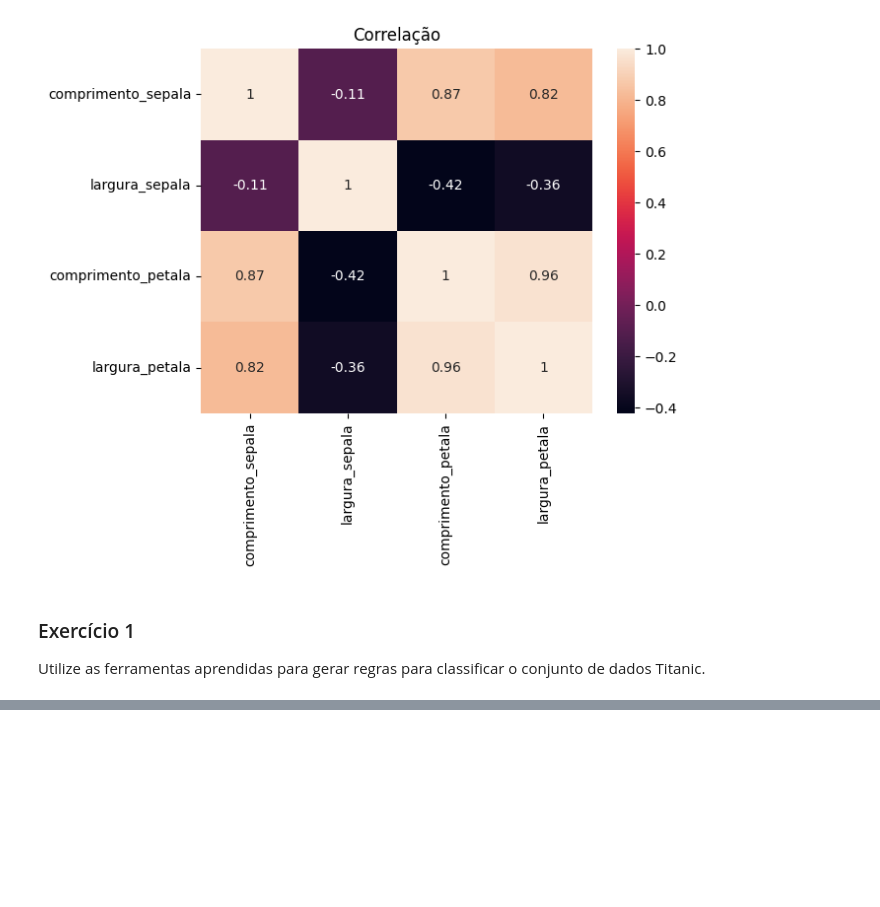
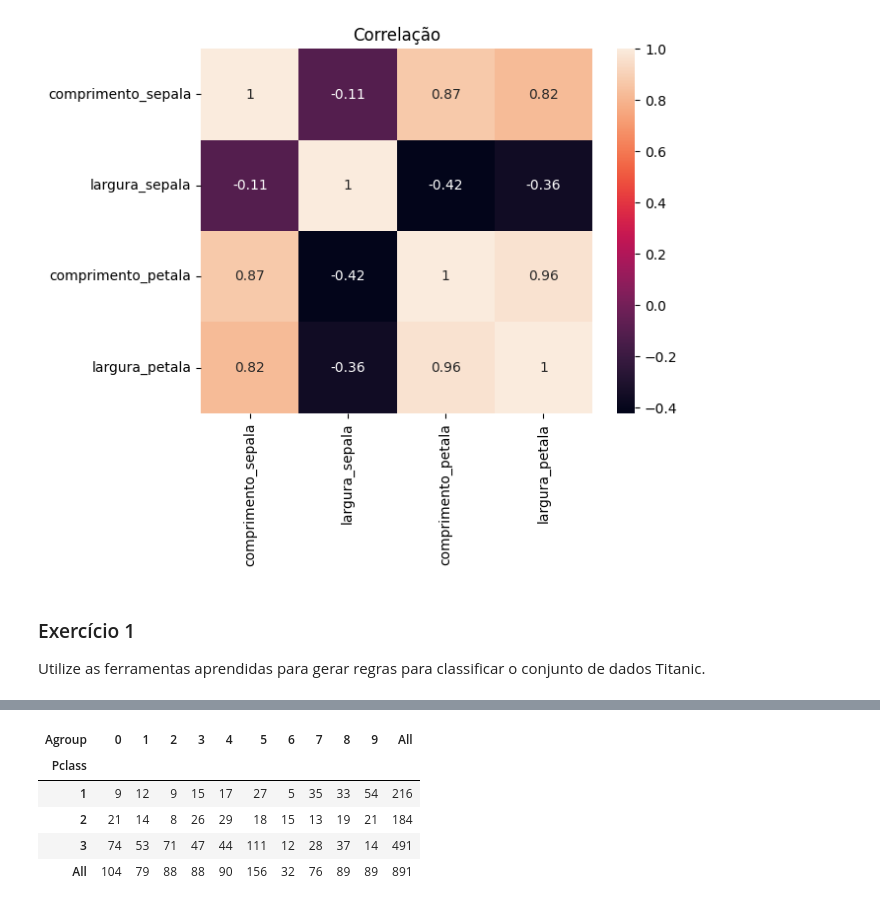
Before and after one commit to luadeprataart/Reconhecimento-de-Padroes, a Jupyter notebook: 03_Analise_Exploratoria.ipynb, the cells around one changed output, grey strips where cells are left out. Cells and saved outputs as stored; diff of their text form; code cells hidden in the pictures; blank space fills up the shorter version.

```diff
--- a/03_Analise_Exploratoria.ipynb
+++ b/03_Analise_Exploratoria.ipynb
@@ -355,0 +527,9 @@ Matriz de correlação:
+# %%
+pd.crosstab(dataset.Pclass, dataset.Agroup, margins=True)
+# %% [output]
+| Agroup | 0 | 1 | 2 | 3 | 4 | 5 | 6 | 7 | 8 | 9 | All |
+| Pclass |  |  |  |  |  |  |  |  |  |  |  |
+| 1 | 9 | 12 | 9 | 15 | 17 | 27 | 5 | 35 | 33 | 54 | 216 |
+| 2 | 21 | 14 | 8 | 26 | 29 | 18 | 15 | 13 | 19 | 21 | 184 |
+| 3 | 74 | 53 | 71 | 47 | 44 | 111 | 12 | 28 | 37 | 14 | 491 |
+| All | 104 | 79 | 88 | 88 | 90 | 156 | 32 | 76 | 89 | 89 | 891 |
```
Also changed, not shown: parts of 49 cells of this notebook.
